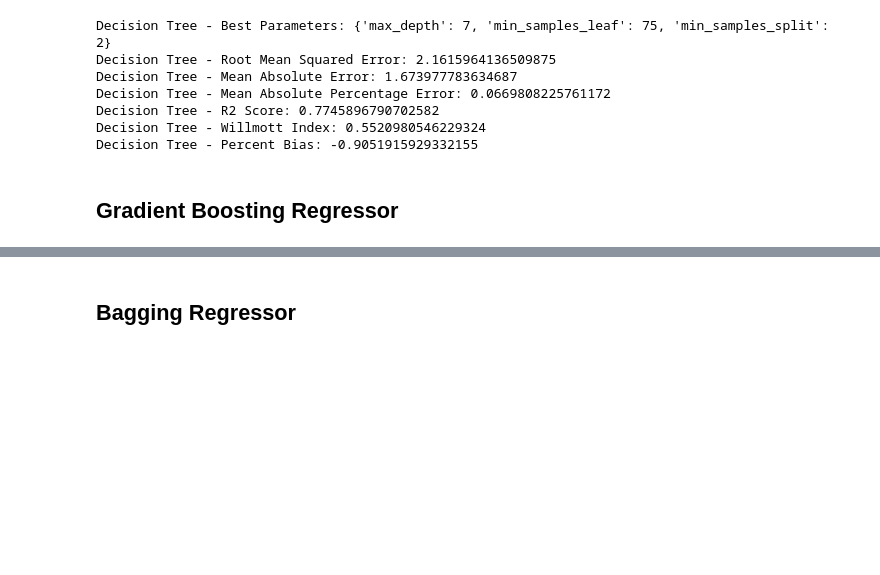
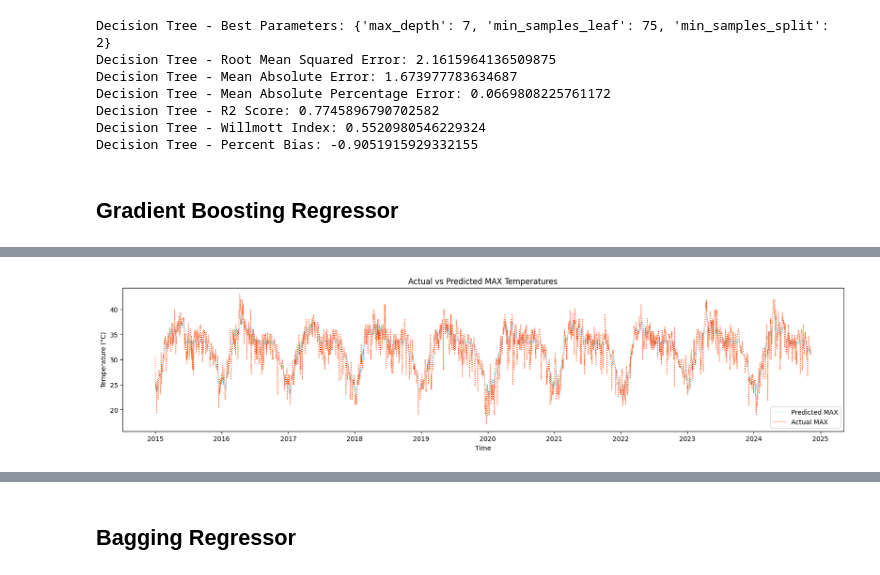
Before and after one commit to Abhiroop2004/STAT-X, a Jupyter notebook: code/ML_forecast+3.ipynb, the cells around one changed output, grey strips where cells are left out. Cells and saved outputs as stored; diff of their text form; code cells hidden in the pictures; blank space fills up the shorter version.

Commit message:
multiple changes to training and visualization

```diff
--- a/code/ML_forecast+3.ipynb
+++ b/code/ML_forecast+3.ipynb
@@ -344,0 +351,11 @@ Percent Bias:  0.09794405493307741
+# %%
+plt.figure(figsize=(20, 4))
+plt.plot(X_test.index, pred_gbr[:, 0], label='Predicted MAX', linewidth=1, linestyle=':', color='skyblue')
+plt.plot(X_test.index, y_test['MAX'], label='Actual MAX', linewidth=1, linestyle=':', color='orangered')
+plt.legend()
+plt.xlabel("Time")
+plt.ylabel("Temperature (°C)")
+plt.title("Actual vs Predicted MAX Temperatures")
+plt.show()
+# %% [output]
+[figure, added]
```
Also changed, not shown: parts of 5 cells of this notebook, 9 other files.
